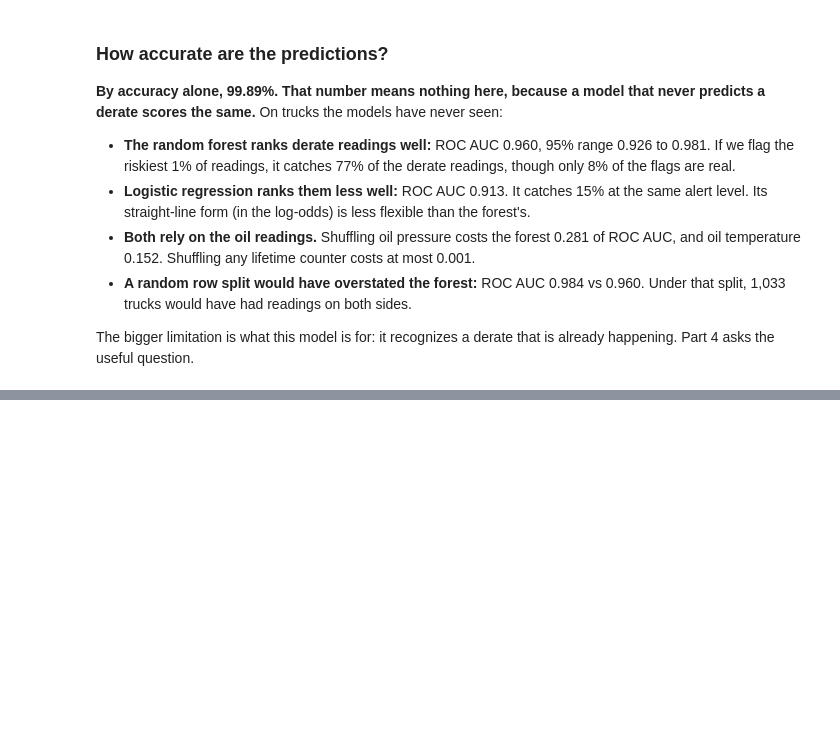
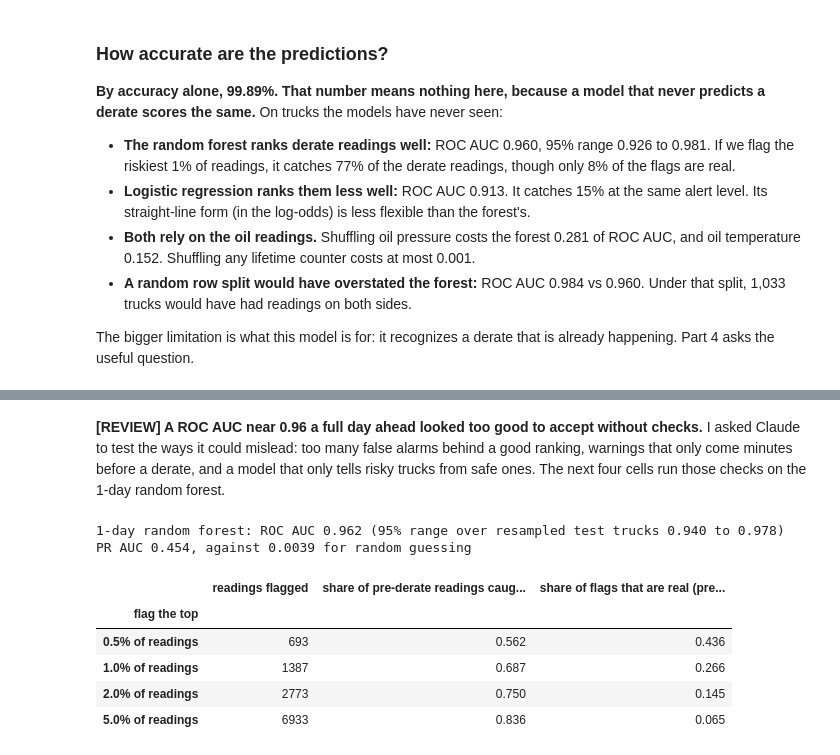
Before and after one commit to AI-for-Analytics-4/Big_NSS, a Jupyter notebook: submissions/juan_zavala/derate_prediction.ipynb, the cells around one changed output, grey strips where cells are left out. Drawn from its saved outputs; the diff is of its cells as text; code cells hidden in the pictures; blank space fills up the shorter version.

```diff
--- a/submissions/juan_zavala/derate_prediction.ipynb
+++ b/submissions/juan_zavala/derate_prediction.ipynb
@@ -913,0 +1025,24 @@ The bigger limitation is what this model is for: it recognizes a derate that is
+# %% [markdown]
+**[REVIEW] A ROC AUC near 0.96 a full day ahead looked too good to accept without checks.** I asked Claude to test the ways it could mislead: too many false alarms behind a good ranking, warnings that only come minutes before a derate, and a model that only tells risky trucks from safe ones. The next four cells run those checks on the 1-day random forest.
+# %%
+# [CHECK] The 1-day model up close: AUC with a truck-resampled 95% range, and what a realistic alert level looks like
+day = window_scores['1 day']
+day_y, day_rf, day_trucks = day['target'], day['Random forest'], day['data']['EquipmentID'].to_numpy()
+day_ci = truck_bootstrap(day_y, day_rf, day_trucks)
+print(f'1-day random forest: ROC AUC {roc_auc_score(day_y, day_rf):.3f} (95% range over resampled test trucks {day_ci[0]:.3f} to {day_ci[1]:.3f})')
+print(f'PR AUC {average_precision_score(day_y, day_rf):.3f}, against {day_y.mean():.4f} for random guessing')
+budget_rows = []
+for share in [0.005, 0.01, 0.02, 0.05]:
+    recall, precision = top_share(day_y, day_rf, share)
+    budget_rows.append({'flag the top': f'{share:.1%} of readings', 'readings flagged': int(round(share * len(day_rf))),
+                        'share of pre-derate readings caught (recall)': recall, 'share of flags that are real (precision)': precision})
+pd.DataFrame(budget_rows).set_index('flag the top').round(3)
+# %% [output]
+1-day random forest: ROC AUC 0.962 (95% range over resampled test trucks 0.940 to 0.978)
+PR AUC 0.454, against 0.0039 for random guessing
+|  | readings flagged | share of pre-derate readings caug... | share of flags that are real (pre... |
+| flag the top |  |  |  |
+| 0.5% of readings | 693 | 0.562 | 0.436 |
+| 1.0% of readings | 1387 | 0.687 | 0.266 |
+| 2.0% of readings | 2773 | 0.750 | 0.145 |
+| 5.0% of readings | 6933 | 0.836 | 0.065 |
```
Also changed, not shown: parts of 15 cells of this notebook, 3 other files.
